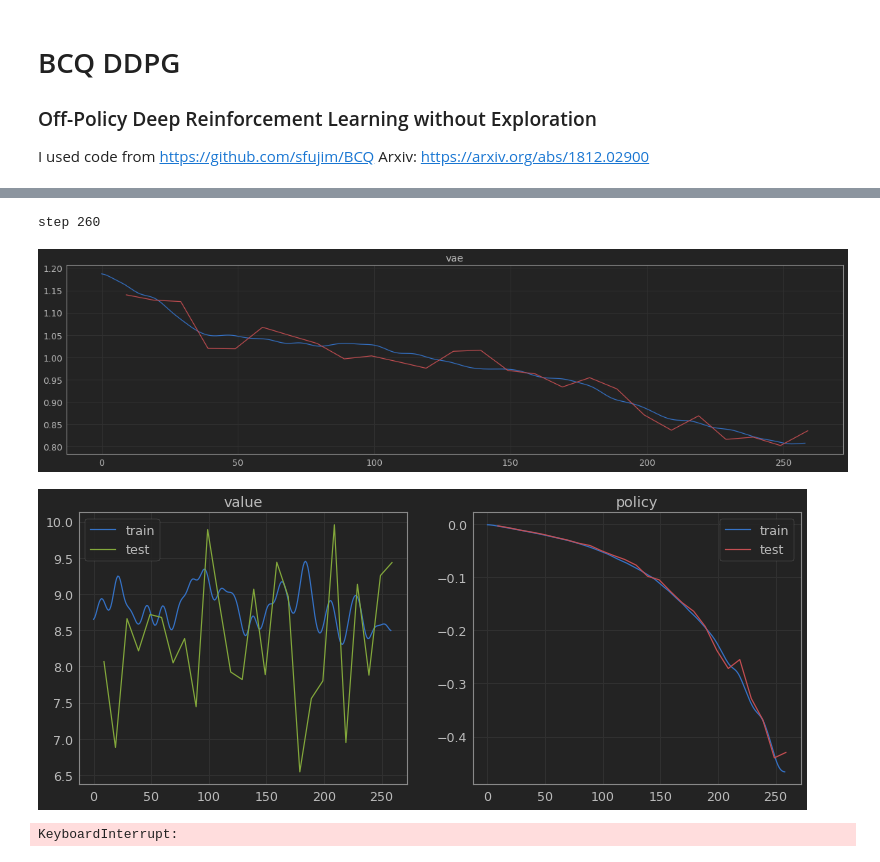
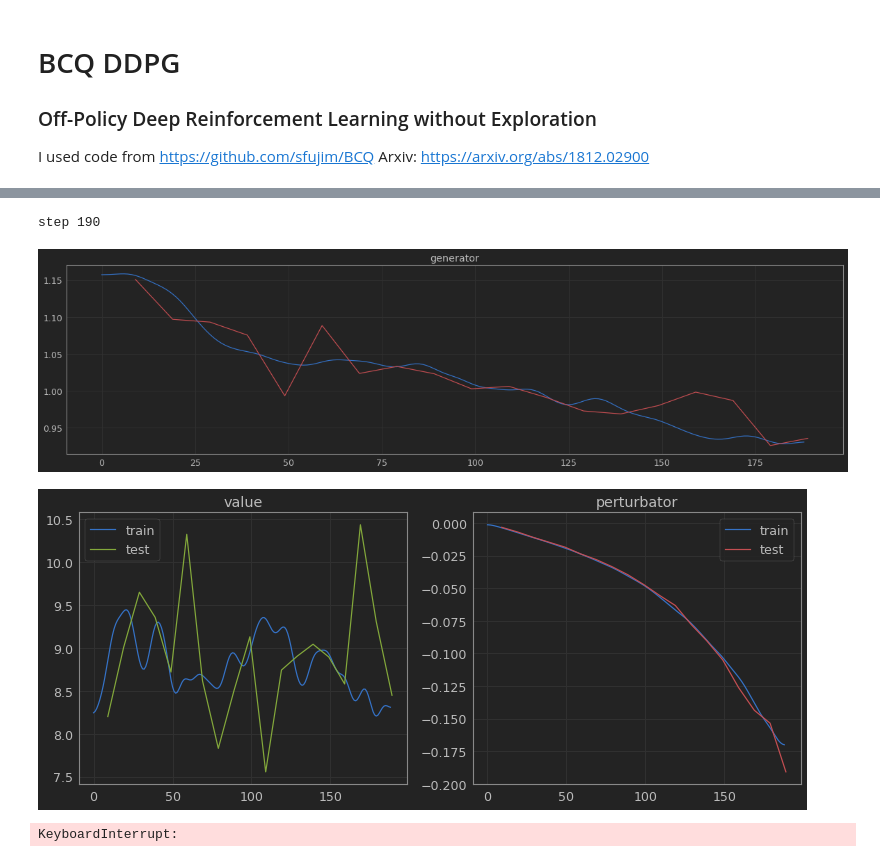
Before and after one commit to awarebayes/RecNN, a Jupyter notebook: notes/2. BCQ/1. BCQ PyTorch .ipynb, the cells around one changed output, grey strips where cells are left out. Saved outputs shown, nothing was run; the diff lists cells and outputs as text; code cells hidden in the pictures.

```diff
--- a/notes/2. BCQ/1. BCQ PyTorch .ipynb
+++ b/notes/2. BCQ/1. BCQ PyTorch .ipynb
@@ -289 +286,16 @@ P_cfg = {'gamma': P_gamma, 'min_v': P_min_value, 'max_v':P_max_value,
+# %%
+# === ddpg settings ===
+params = {
+    # algorithm parameters
+    'gamma'              : 0.99,
+    'soft_tau'           : 0.1,
+    'n_generator_samples': 10,
+    'perturbator_step'   : 30,
+
+    # learning rates
+    'perturbator_lr' : 1e-5,
+    'value_lr'       : 1e-5,
+    'generator_lr'   : 1e-3,
+}
+# === end ===
 # %%
@@ -315,8 +331,8 @@ vae_optimizer = optim.Adam(vae_net.parameters())
 debug_dict = {'error': {}, 'obj': {}}
 # %%
 value_losses  = []
-policy_losses = []
-vae_losses    = []
+perturbator_losses = []
+generator_losses    = []
 test_losses   = [[], [], [], []]
 
 step = 1
@@ -344,34 +360,31 @@ test_dataloader = DataLoader(test_user_dataset, batch_size=batch_size,
 # %%
 
 # --- config ---
-DEBUG = True
-batch = []
 plot_every = 10
 # --- end ---
+
 for epoch in range(n_epochs):
     epoch_bar.update(1)
     for batch in tqdm(train_dataloader):
-        loss = bcq_update(batch, debug=DEBUG, gamma = P_gamma, min_value=P_min_value,
-                    max_value=P_max_value, soft_tau=P_soft_tau,
-                    n_vae_samples=P_vae_samples, step=step)
+        loss = bcq_update(batch, params, step=step)
 
         value_losses.append(loss[0])
-        policy_losses.append(loss[1])
-        vae_losses.append(loss[2])
+        perturbator_losses.append(loss[1])
+        generator_losses.append(loss[2])
 
         step += 1
         if step % plot_every == 0:
             clear_output(True)
 
             print('step', step)
             #if debug_test_gen_action is not None:
             # plot.embed_show(debug_test_gen_action[:50])
             # plot.embed_show(debug_gen_action[:50])
-            plot_losses(value_losses, policy_losses, vae_losses,test=True,
+            plot_losses(value_losses, perturbator_losses, generator_losses,test=True,
                      smoothing=4)
 # %% [output]
-step 260
+step 190
-[figure, old version]
+[figure, new version]
-[figure, old version]
+[figure, new version]
 KeyboardInterrupt:
 # %%
```
Also changed, not shown: parts of 14 cells of this notebook, 3 other files.
